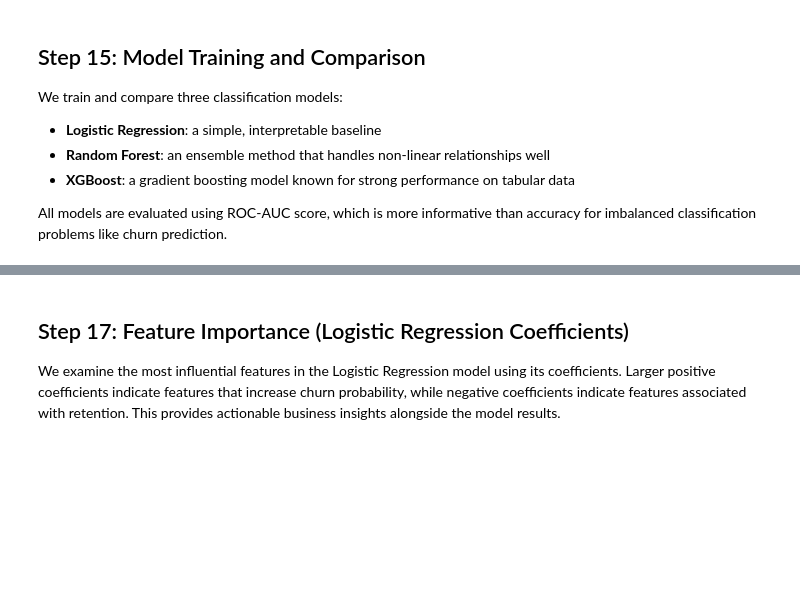
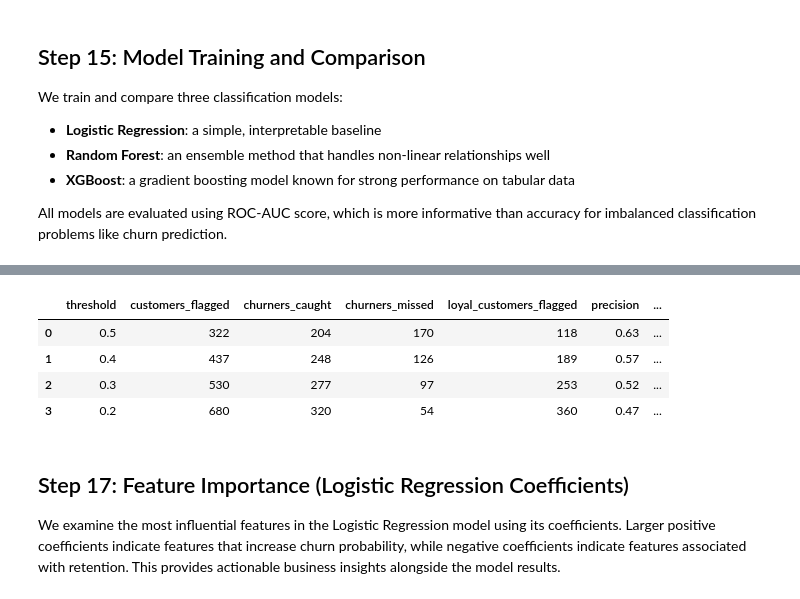
Before and after one commit to Rominabh/telco-customer-churn, a Jupyter notebook: telco_churn_analysis.ipynb, the cells around one changed output, grey strips where cells are left out. Saved outputs shown, nothing was run; the diff lists cells and outputs as text; code cells hidden in the pictures; blank space fills up the shorter version.

```diff
--- a/telco_churn_analysis.ipynb
+++ b/telco_churn_analysis.ipynb
@@ -576,3 +618,30 @@ weighted avg       0.79      0.80      0.80      1409
+# %%
+from sklearn.metrics import precision_score, recall_score
+
+# Churn probabilities from Logistic Regression on the test set
+proba = results['Logistic Regression']['proba']
+
+rows = []
+for threshold in [0.5, 0.4, 0.3, 0.2]:
+    pred = (proba >= threshold).astype(int)
+    rows.append({
+        'threshold': threshold,
+        'customers_flagged': pred.sum(),
+        'churners_caught': ((pred == 1) & (y_test == 1)).sum(),
+        'churners_missed': ((pred == 0) & (y_test == 1)).sum(),
+        'loyal_customers_flagged': ((pred == 1) & (y_test == 0)).sum(),
+        'precision': round(precision_score(y_test, pred), 2),
+        'recall': round(recall_score(y_test, pred), 2),
+    })
+
+threshold_df = pd.DataFrame(rows)
+threshold_df
+# %% [output]
+|  | threshold | customers_flagged | churners_caught | churners_missed | loyal_customers_flagged | precision | ... |
+| 0 | 0.5 | 322 | 204 | 170 | 118 | 0.63 | ... |
+| 1 | 0.4 | 437 | 248 | 126 | 189 | 0.57 | ... |
+| 2 | 0.3 | 530 | 277 | 97 | 253 | 0.52 | ... |
+| 3 | 0.2 | 680 | 320 | 54 | 360 | 0.47 | ... |
 # %% [markdown]
 ## Step 17: Feature Importance (Logistic Regression Coefficients)
 
```
Also changed, not shown: parts of 14 cells of this notebook, 2 other files.
